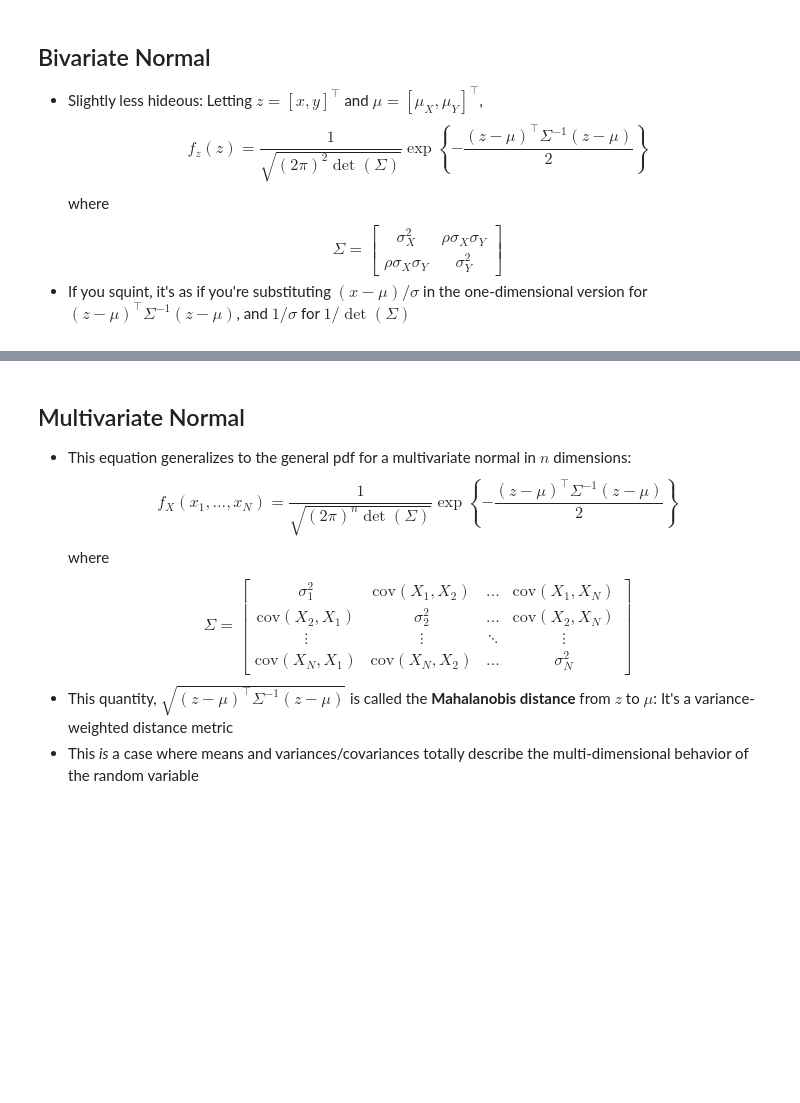
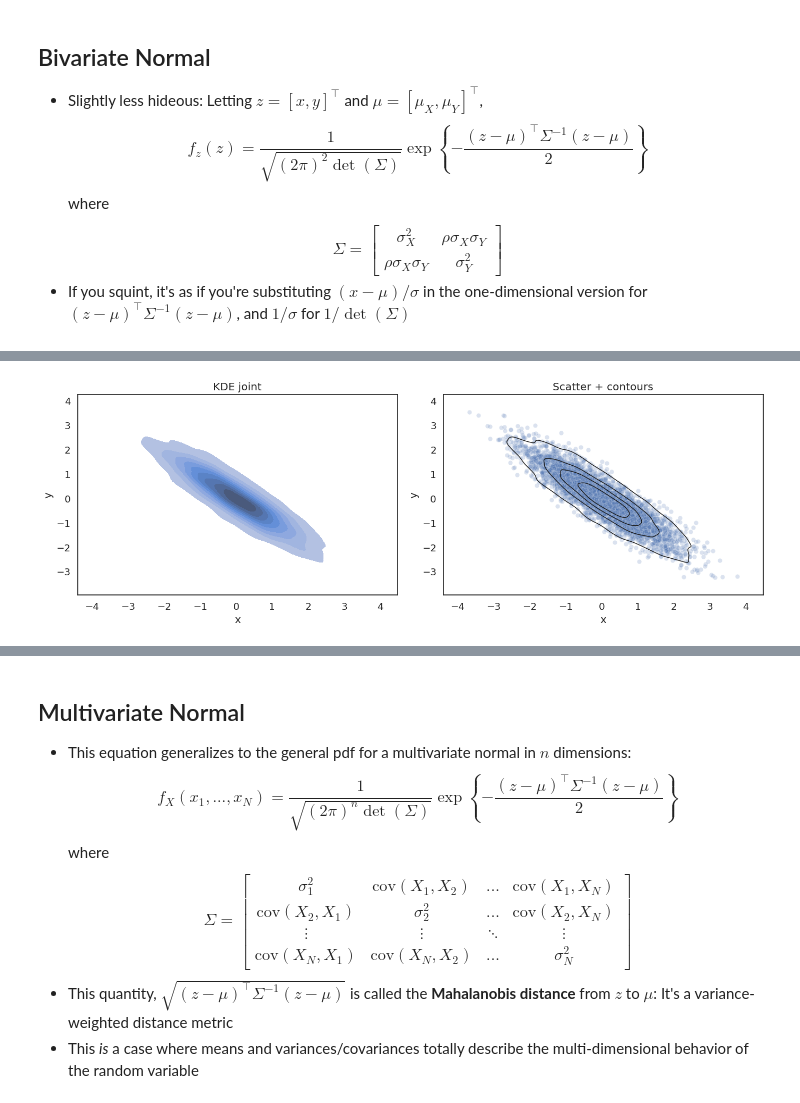
Before and after one commit to Maodougie25/understanding_uncertainty, a Jupyter notebook: 01_probability/02_moments_and_likelihood.ipynb, the cells around one changed output, grey strips where cells are left out. Cells and saved outputs as stored; diff of their text form; code cells hidden in the pictures; blank space fills up the shorter version.

```diff
--- a/01_probability/02_moments_and_likelihood.ipynb
+++ b/01_probability/02_moments_and_likelihood.ipynb
@@ -241,0 +298,16 @@ $$
+# %%
+fig, axes = plt.subplots(1, 2, figsize=(14,5))
+
+# Left: KDE joint
+sns.kdeplot(data=df, x='x', y='y', fill=True, ax=axes[0])
+axes[0].set_title("KDE joint")
+
+# Right: scatter + contour
+sns.scatterplot(data=df, x='x', y='y', alpha=.2, ax=axes[1])
+sns.kdeplot(data=df, x='x', y='y', levels=5, color='k', linewidths=1, ax=axes[1])
+axes[1].set_title("Scatter + contours")
+
+plt.tight_layout()
+plt.show()
+# %% [output]
+[figure, added]
```
Also changed, not shown: parts of 16 cells of this notebook.
